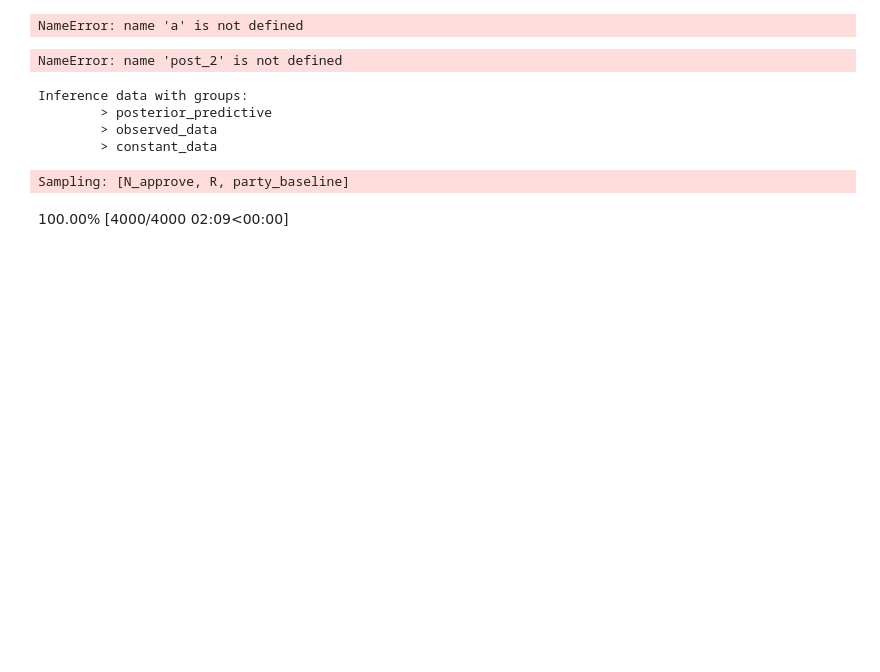
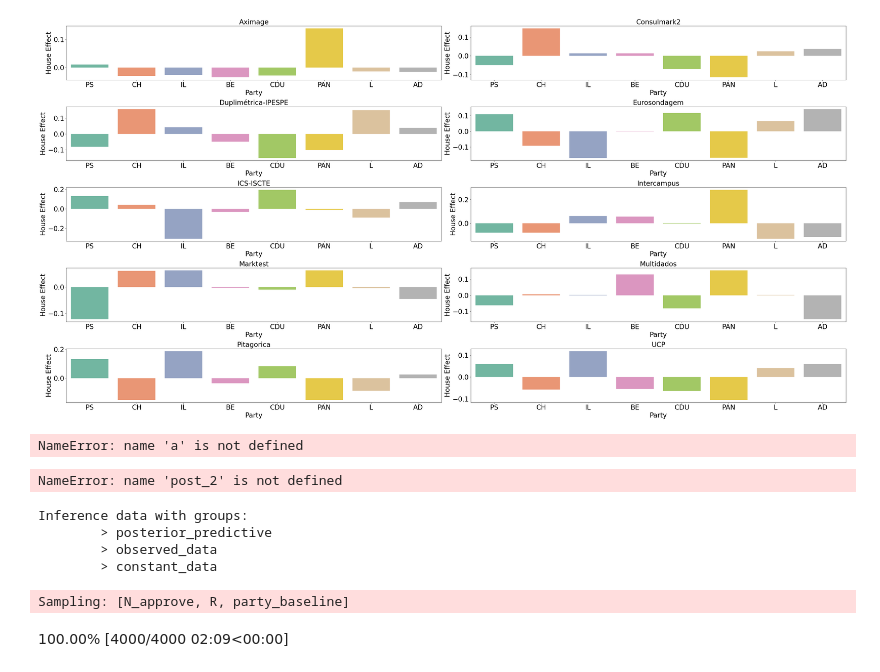
Before and after one commit to estimadorpt/models, a Jupyter notebook: notebooks/elections_model.ipynb, the cells around one changed output. Drawn from its saved outputs; the diff is of its cells as text; code cells hidden in the pictures; blank space fills up the shorter version.

```diff
--- a/notebooks/elections_model.ipynb
+++ b/notebooks/elections_model.ipynb
@@ -69,3 +76,50 @@ ValueError: setting an array element with a sequence.
+# %%
+
+df = pd.DataFrame()
+df = trace.posterior['house_effects'].mean(axis=0).mean(axis=0).to_dataframe()
+
+df.groupby('pollster').mean().plot(kind="bar")
+# %%
+import seaborn as sns
+import matplotlib.pyplot as plt
+
+# Reshape the dataframe for plotting
+df_plot = df.reset_index()
+
+# Calculate the number of rows and columns for subplots
+num_pollsters = len(df_plot['pollsters'].unique())
+num_rows = (num_pollsters + 1) // 2
+num_cols = min(num_pollsters, 2)
+
+# Set the figure size and create subplots
+fig, axes = plt.subplots(num_rows, num_cols, figsize=(40, 20))
+
+# Iterate over each pollster
+for i, pollster in enumerate(df_plot['pollsters'].unique()):
+    # Create a subplot for each pollster
+    ax = axes[i // num_cols, i % num_cols]
+
+    # Filter the data for the current pollster
+    data = df_plot[df_plot['pollsters'] == pollster]
+
+    # Plot the house effects per party
+    sns.barplot(data=data, x='parties_complete', y='house_effects', hue='parties_complete', palette='Set2', ax=ax, legend=False)
+
+    # Set the title and labels with increased font size
+    ax.set_title(pollster, fontsize=24)
+    ax.set_xlabel('Party', fontsize=24)
+    ax.set_ylabel('House Effect', fontsize=24)
+
+    # Increase the font size of tick labels
+    ax.tick_params(axis='both', which='major', labelsize=24)
+
+# Adjust the spacing between subplots
+plt.tight_layout()
+
+# Show the plot
+plt.show()
+# %% [output]
+[figure, added]
 # %%
 polls_train = a.polls_train.copy()
 retrodictive_plot(
```
Also changed, not shown: parts of 12 cells of this notebook, 3 other files.
